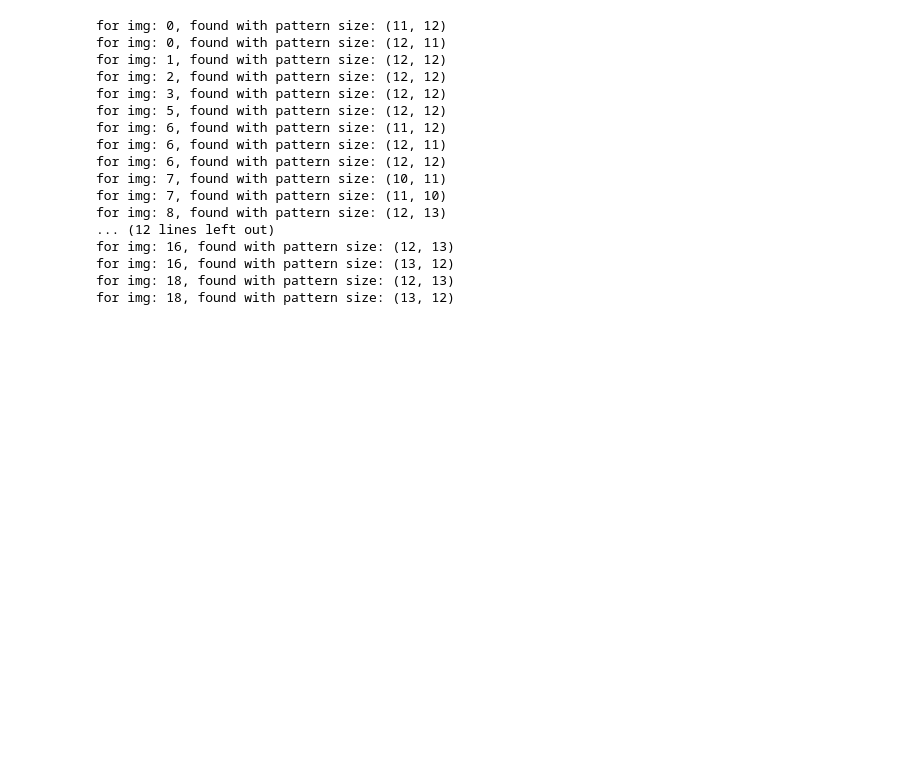
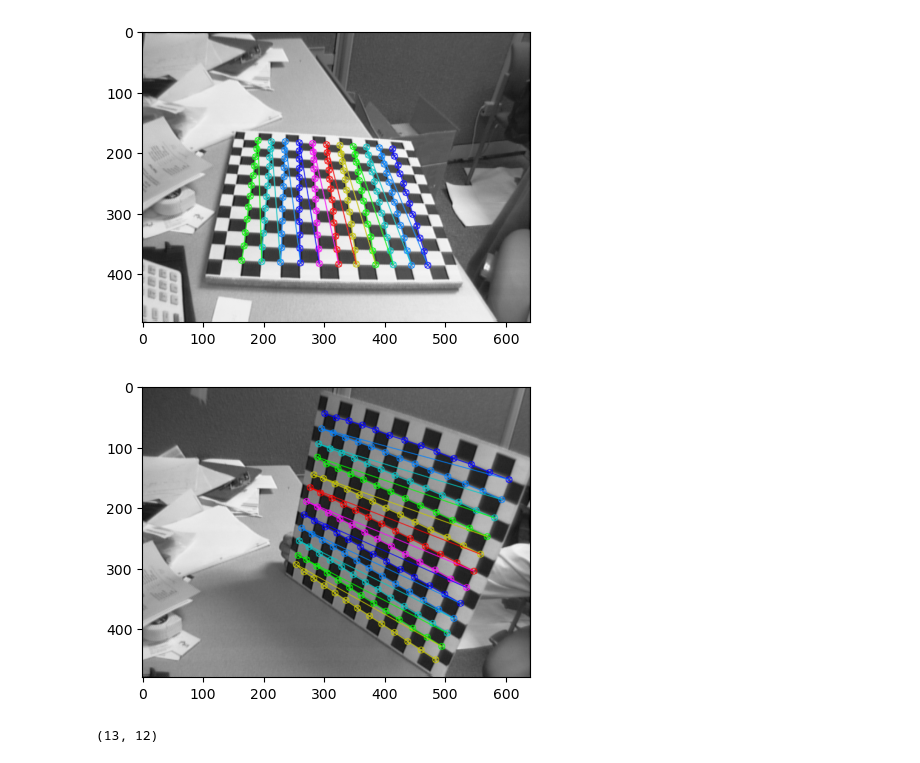
Before and after one commit to umityigitbsrn/comp-vision-assignments, a Jupyter notebook: assignment_05/2/homography_estimation.ipynb, the cells around one changed output. Saved outputs shown, nothing was run; the diff lists cells and outputs as text; code cells hidden in the pictures; blank space fills up the shorter version.

```diff
--- a/assignment_05/2/homography_estimation.ipynb
+++ b/assignment_05/2/homography_estimation.ipynb
@@ -22,29 +6,53 @@ for checkerboard_image_path in checkerboard_images_path_arr:
+# %%
+def get_corners_of_images_with_match(first_img, second_img, pattern_size_cartesian):
+    # find the max pattern size for both images
+    first_img_max_pattern, second_img_max_pattern = None, None
+    first_img_corners, second_img_corners = None, None
+    for pattern_size in pattern_size_cartesian:
+        first_ret, first_corners = cv2.findChessboardCorners(first_img, pattern_size, None)
+        second_ret, second_corners = cv2.findChessboardCorners(second_img, pattern_size, None)
+        if first_ret:
+            first_img_max_pattern = pattern_size
+            first_img_corners = first_corners
+
+        if second_ret:
+            second_img_max_pattern = pattern_size
+            second_img_corners = second_corners
+    return first_img_max_pattern, first_img_corners, second_img_max_pattern, second_img_corners
+
+def plot_found_corners(first_img, first_img_max_pattern, first_img_corners, second_img, second_img_max_pattern, second_img_corners):
+    first_rgb = cv2.cvtColor(first_img, cv2.COLOR_GRAY2RGB)
+    first_rgb = cv2.drawChessboardCorners(first_rgb, first_img_max_pattern, first_img_corners, True)
+    plt.figure(figsize=(5, 5))
+    plt.imshow(first_rgb)
+
+    second_rgb = cv2.cvtColor(second_img, cv2.COLOR_GRAY2RGB)
+    second_rgb = cv2.drawChessboardCorners(second_rgb, second_img_max_pattern, second_img_corners, True)
+    plt.figure(figsize=(5, 5))
+    plt.imshow(second_rgb)
+
+def get_homography():
+    pass
+
+def homography_estimation():
+    pass
 # %%
 cartesian = []
 for col in range(10, 15):
     for row in range(10, 15):
         cartesian.append((col, row))
-
-for idx, img in enumerate(data):
-    for cart_idx in cartesian:
-        ret, corners = cv2.findChessboardCorners(img, cart_idx, None)
-        if ret:
-            print('for img: {}, found with pattern size: {}'.format(idx, cart_idx))
-# %% [output]
-for img: 0, found with pattern size: (11, 12)
-for img: 0, found with pattern size: (12, 11)
-for img: 1, found with pattern size: (12, 12)
-for img: 2, found with pattern size: (12, 12)
-for img: 3, found with pattern size: (12, 12)
-for img: 5, found with pattern size: (12, 12)
-for img: 6, found with pattern size: (11, 12)
-for img: 6, found with pattern size: (12, 11)
-for img: 6, found with pattern size: (12, 12)
-for img: 7, found with pattern size: (10, 11)
-for img: 7, found with pattern size: (11, 10)
-for img: 8, found with pattern size: (12, 13)
-... (12 lines left out)
-for img: 16, found with pattern size: (12, 13)
-for img: 16, found with pattern size: (13, 12)
-for img: 18, found with pattern size: (12, 13)
-for img: 18, found with pattern size: (13, 12)
+# %%
+first_path = os.path.join('.', 'Checkerboard Images', 'Image1.tif')
+second_path = os.path.join('.', 'Checkerboard Images', 'Image9.tif')
+first_img_data = cv2.imread(first_path, cv2.IMREAD_GRAYSCALE)
+second_img_data = cv2.imread(second_path, cv2.IMREAD_GRAYSCALE)
+first_pattern, first_corner, second_pattern, second_corner = get_corners_of_images_with_match(first_img_data, second_img_data, cartesian)
+# %%
+plot_found_corners(first_img_data, first_pattern, first_corner, second_img_data, second_pattern, second_corner)
+# %% [output]
+[figure, added]
+[figure, added]
+# %%
+second_pattern
+# %% [output]
+(13, 12)
```
Also changed, not shown: parts of 3 cells of this notebook.
